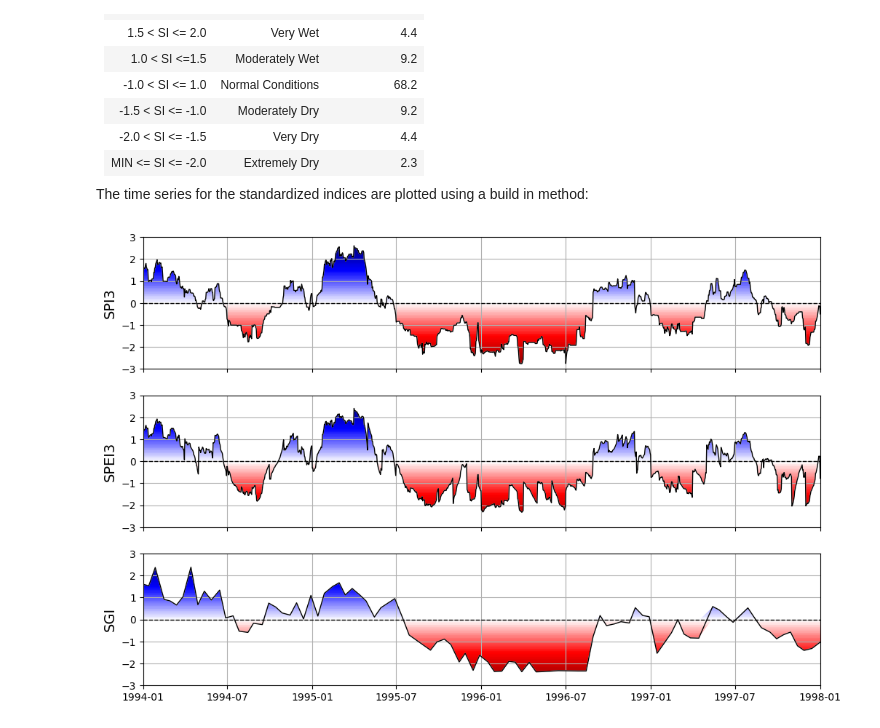
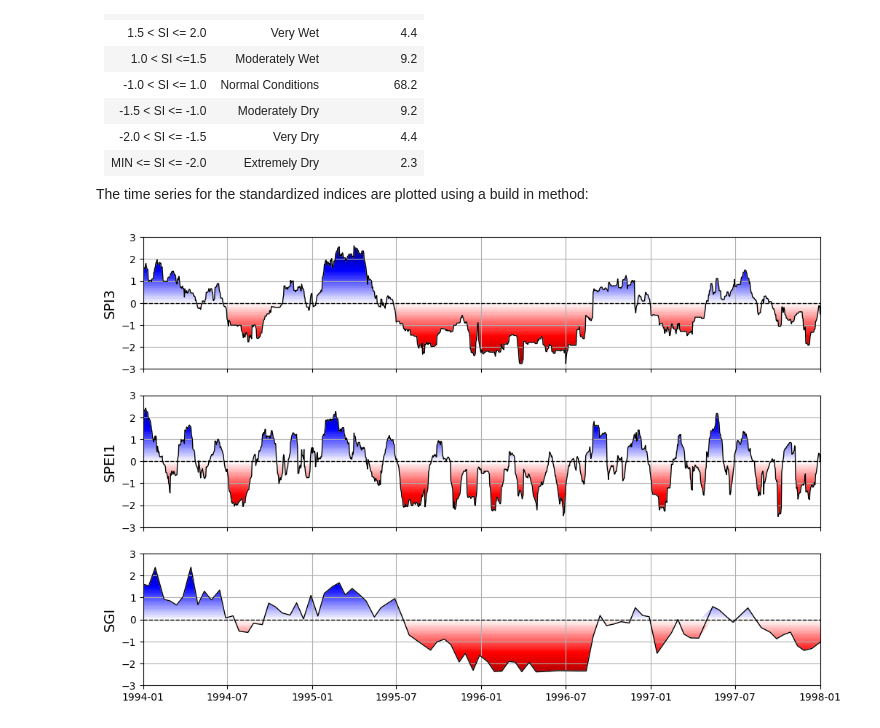
Before and after one commit to martinvonk/SPEI, a Jupyter notebook: doc/examples/example01_indices.ipynb, the cells around one changed output. Drawn from its saved outputs; the diff is of its cells as text; code cells hidden in the pictures.

```diff
--- a/doc/examples/example01_indices.ipynb
+++ b/doc/examples/example01_indices.ipynb
@@ -82,8 +92,8 @@ Length: 13365, dtype: float64
 # %% [markdown]
 Lets try that with the pearson3 distribution:
 # %%
-spi2 = si.spi(series, dist=scs.pearson3, freq="ME")
-spi2
+spi3_pearson = si.spi(series, dist=scs.pearson3, fit_freq="ME")
+spi3_pearson
 # %% [output]
 date
 1980-03-30    0.650108
@@ -119,7 +129,7 @@ The standardized precipitation evaporation index (SPEI) is calculated by first s
 For the literature we refer to: Vicente-Serrano S.M., Beguería S., López-Moreno J.I.: [A Multi-scalar drought index sensitive to global warming: The Standardized Precipitation Evapotranspiration Index](https://doi.org/10.1175/2009JCLI2909.1), 2010.
 # %%
 pe = (prec - evap).dropna()  # calculate precipitation excess
-spei = si.spei(pe.rolling(f"{f}D", min_periods=f).sum().dropna(), freq="ME")
-spei
+spei1 = si.spei(pe, timescale=30, fit_freq="ME")
+spei1
 # %% [output]
 date
@@ -142,7 +152,7 @@ The standardized groundwater index (SGI) is calculated using the method as descr
 
 For the head time series no distribution has to be selected by default. Since the time series has a 14 day frequency it is not resampled.
 # %%
-sgi = si.sgi(head, freq="ME")
+sgi = si.sgi(head, fit_freq="ME")
 sgi.plot()
 # %% [output]
 <Axes: xlabel='date'>
@@ -165,11 +175,11 @@ The indices should be interpreted as such:
 The time series for the standardized indices are plotted using a build in method:
 # %%
 f, ax = plt.subplots(3, 1, figsize=(12, 8), sharex=True)
-si.plot.si(spi2, ax=ax[0])
-si.plot.si(spei, ax=ax[1])
+si.plot.si(spi3_pearson, ax=ax[0])
+si.plot.si(spei1, ax=ax[1])
 si.plot.si(sgi, ax=ax[2])
 ax[0].set_xlim(pd.to_datetime(["1994", "1998"]))
 [x.grid() for x in ax]
-[ax[i].set_ylabel(n, fontsize=14) for i, n in enumerate(["SPI3", "SPEI3", "SGI"])];
+[ax[i].set_ylabel(n, fontsize=14) for i, n in enumerate(["SPI3", "SPEI1", "SGI"])];
 # %% [output]
-[figure, old version]
+[figure, new version]
```
Also changed, not shown: parts of 6 cells of this notebook, 9 other files.
